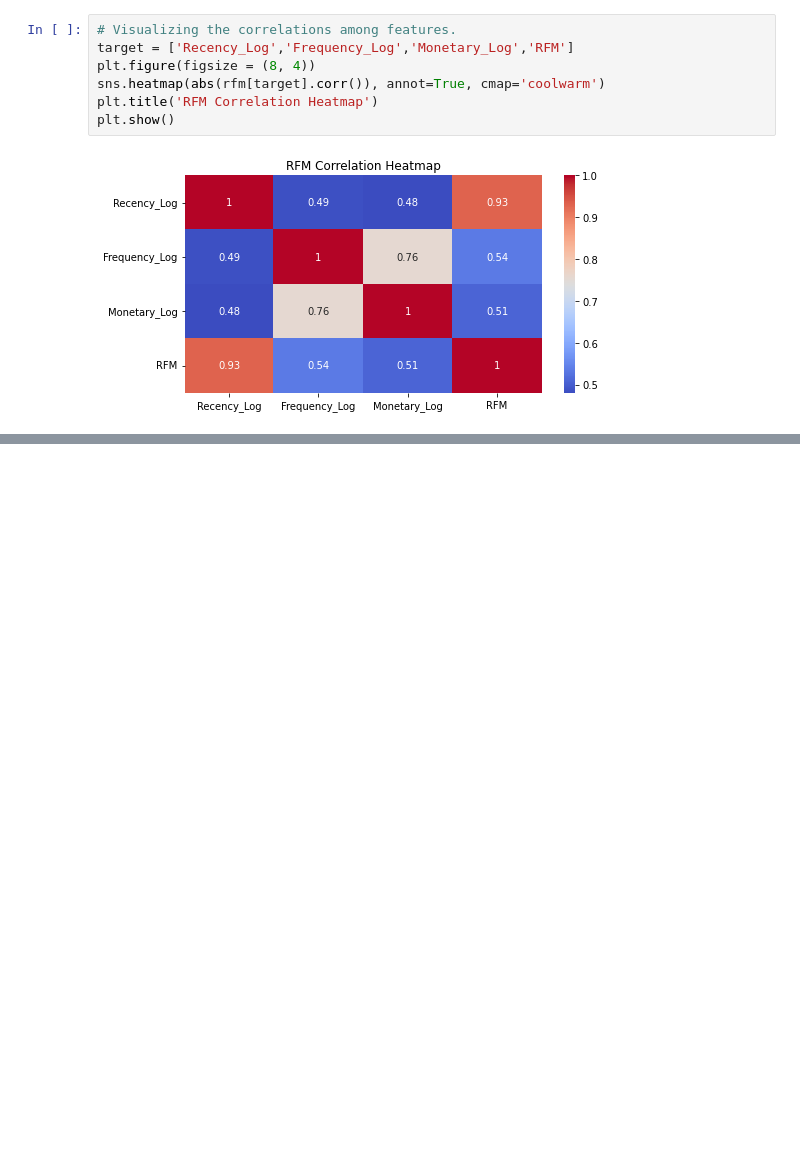
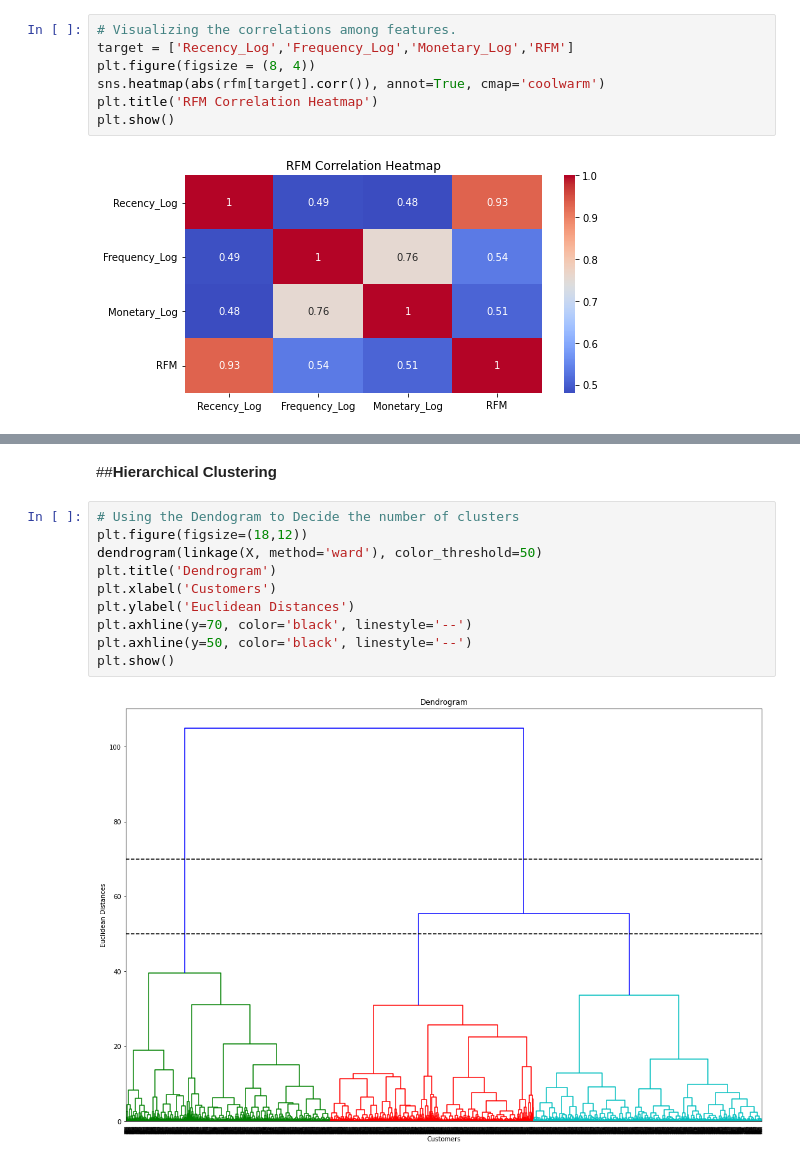
Before and after one commit to Shatakd/Customer-Segmentation-Clustering, a Jupyter notebook: Shatak_Customer_segmentation(Clustering).ipynb, the cells around one changed output, grey strips where cells are left out. Cells and saved outputs as stored; diff of their text form; blank space fills up the shorter version.

```diff
--- a/Shatak_Customer_segmentation(Clustering).ipynb
+++ b/Shatak_Customer_segmentation(Clustering).ipynb
@@ -368,0 +452,14 @@ plt.show()
+# %% [markdown]
+##**Hierarchical Clustering**
+# %%
+# Using the Dendogram to Decide the number of clusters
+plt.figure(figsize=(18,12))
+dendrogram(linkage(X, method='ward'), color_threshold=50)
+plt.title('Dendrogram')
+plt.xlabel('Customers')
+plt.ylabel('Euclidean Distances')
+plt.axhline(y=70, color='black', linestyle='--')
+plt.axhline(y=50, color='black', linestyle='--')
+plt.show()
+# %% [output]
+[figure, added]
```
Also changed, not shown: parts of 18 cells of this notebook.
